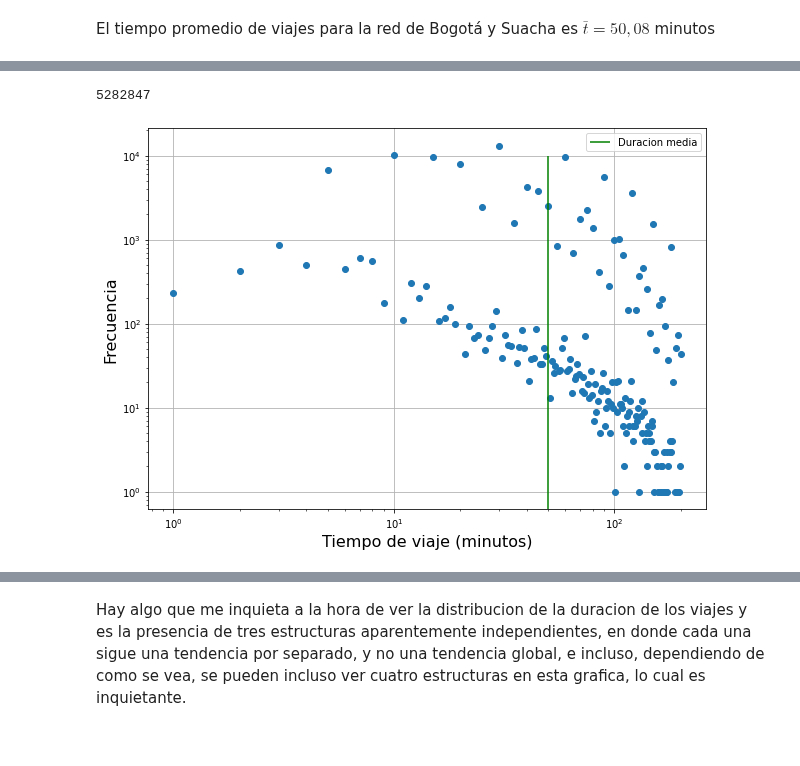
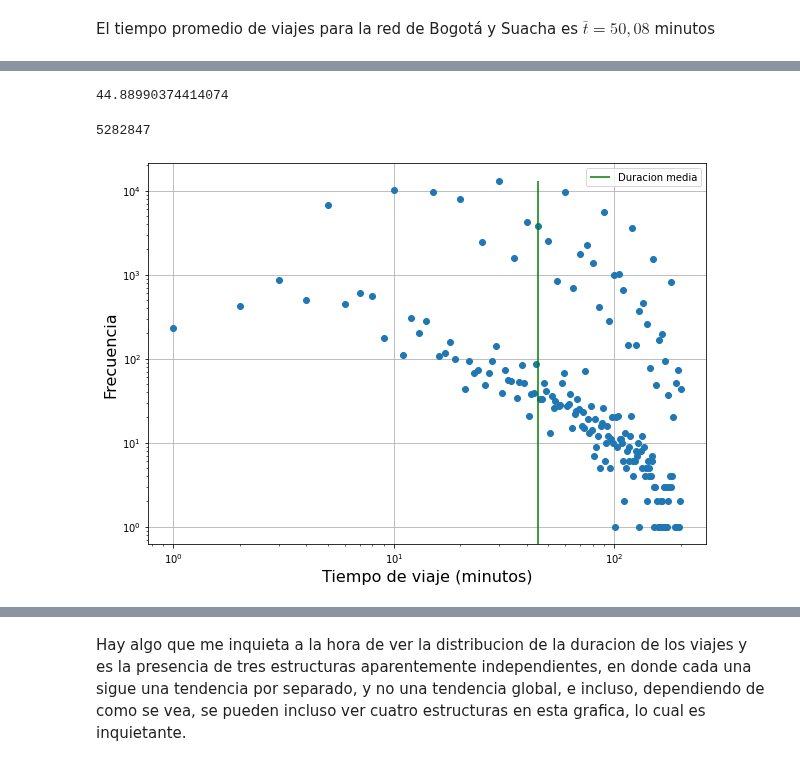
Before and after one commit to saramirezva/Tesis-congestion-Bogota, a Jupyter notebook: Congestion.ipynb, the cells around one changed output, grey strips where cells are left out. Saved outputs shown, nothing was run; the diff lists cells and outputs as text; code cells hidden in the pictures.

```diff
--- a/Congestion.ipynb
+++ b/Congestion.ipynb
@@ -71,3 +57,7 @@ duracion_x, duracion_y = count(duracion)
+# %%
+np.mean(duracion)
+# %% [output]
+44.88990374414074
 # %%
 sum(np.asarray(great_df['duracion']))
 # %% [output]
@@ -75,13 +65,13 @@ sum(np.asarray(great_df['duracion']))
 # %%
 # Distribucion
 plt.figure(figsize = (10,7))
 plt.loglog(duracion_x, duracion_y, 'o')
 plt.xlabel('Tiempo de viaje (minutos)', fontsize = 16)
 plt.ylabel('Frecuencia', fontsize = 16)
-plt.vlines(great_df['duracion'].agg('average'), 0, 1.0e4, color = 'g',label = 'Duracion media')
+plt.vlines(np.mean(duracion), 0, 1.3e4, color = 'g',label = 'Duracion media')
 plt.legend()
 plt.grid()
 # %% [output]
-[figure, old version]
+[figure, new version]
 # %%
 plt.figure(figsize = (10,7))
```
Also changed, not shown: parts of 24 cells of this notebook.
